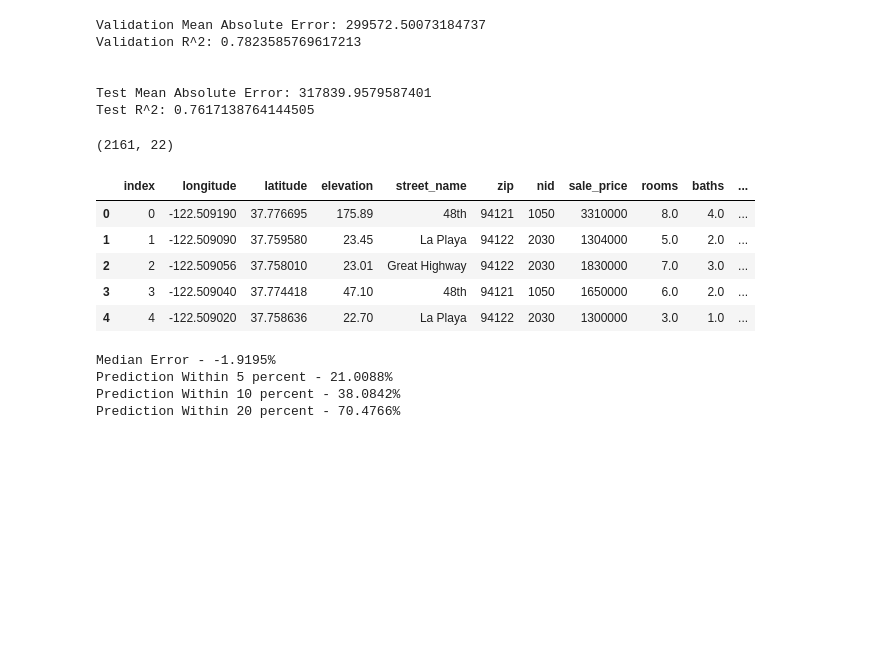
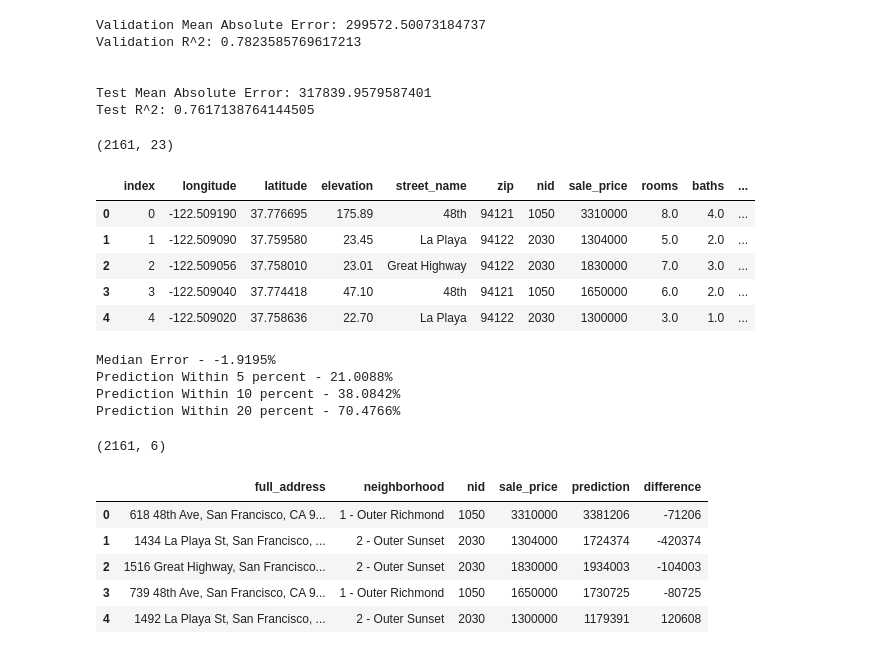
Before and after one commit to JimKing100/Jestimate, a Jupyter notebook: Latest5.ipynb, the cells around one changed output. Cells and saved outputs as stored; diff of their text form; code cells hidden in the pictures; blank space fills up the shorter version.

```diff
--- a/Latest5.ipynb
+++ b/Latest5.ipynb
@@ -103,7 +103,7 @@ print(test.shape)
 (2161, 45)
 # %%
 # Create a copy of full_address to add back to the final dataframe for display
-test_addr = pd.DataFrame(test, columns = ['full_address'])
+test_addr = pd.DataFrame(test, columns = ['full_address', 'neighborhood'])
 test_addr = test_addr.reset_index()
 # %%
 # Create a baseline
@@ -355,10 +355,11 @@ final['difference'] = final['sale_price'] - final['prediction']
 final['prediction'] = final['prediction'].astype(int)
 final['difference'] = final['difference'].astype(int)
 final['full_address'] = test_addr['full_address']
+final['neighborhood'] = test_addr['neighborhood']
 print(final.shape)
 final.head()
 # %% [output]
-(2161, 22)
+(2161, 23)
 |  | index | longitude | latitude | elevation | street_name | zip | nid | sale_price | rooms | baths | ... |
 | 0 | 0 | -122.509190 | 37.776695 | 175.89 | 48th | 94121 | 1050 | 3310000 | 8.0 | 4.0 | ... |
 | 1 | 1 | -122.509090 | 37.759580 | 23.45 | La Playa | 94122 | 2030 | 1304000 | 5.0 | 2.0 | ... |
@@ -388,7 +389,14 @@ Prediction Within 5 percent - 21.0088%
 Prediction Within 10 percent - 38.0842%
 Prediction Within 20 percent - 70.4766%
 # %%
-# data = final[['full_address', 'neighborhood', 'nid', 'sale_price', 'prediction', 'difference']]
-# data = data.drop_duplicates()
-
-# data.head()
+data = final[['full_address', 'neighborhood', 'nid', 'sale_price', 'prediction', 'difference']]
+print(data.shape)
+data.head()
+# %% [output]
+(2161, 6)
+|  | full_address | neighborhood | nid | sale_price | prediction | difference |
+| 0 | 618 48th Ave, San Francisco, CA 9... | 1 - Outer Richmond | 1050 | 3310000 | 3381206 | -71206 |
+| 1 | 1434 La Playa St, San Francisco, ... | 2 - Outer Sunset | 2030 | 1304000 | 1724374 | -420374 |
+| 2 | 1516 Great Highway, San Francisco... | 2 - Outer Sunset | 2030 | 1830000 | 1934003 | -104003 |
+| 3 | 739 48th Ave, San Francisco, CA 9... | 1 - Outer Richmond | 1050 | 1650000 | 1730725 | -80725 |
+| 4 | 1492 La Playa St, San Francisco, ... | 2 - Outer Sunset | 2030 | 1300000 | 1179391 | 120608 |
```
Also changed, not shown: parts of 1 cell of this notebook.
